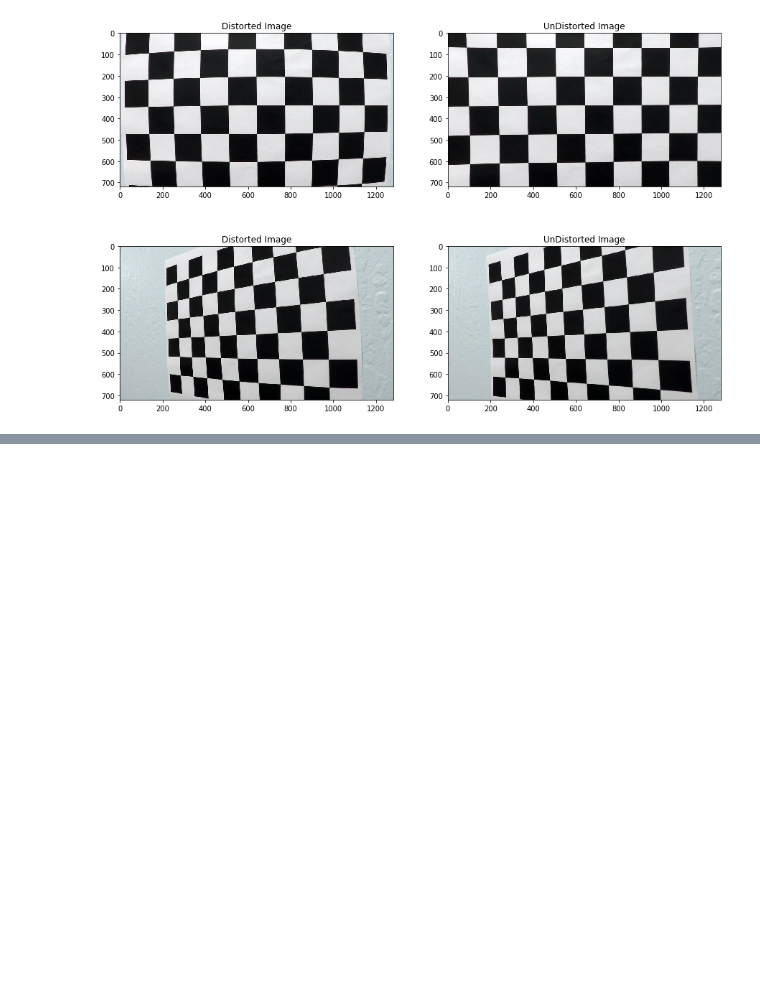
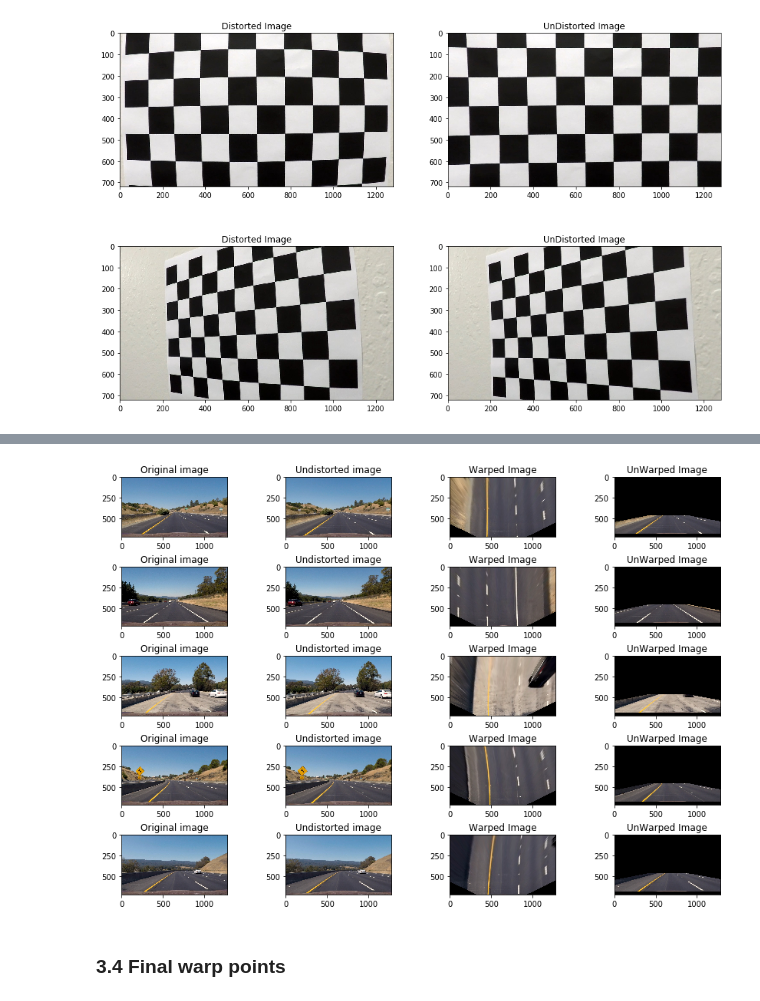
Before and after one commit to gvspraveen/CarND-Advanced-Lane-Lines, a Jupyter notebook: solution.ipynb, the cells around one changed output, grey strips where cells are left out. Saved outputs shown, nothing was run; the diff lists cells and outputs as text; code cells hidden in the pictures; blank space fills up the shorter version.

```diff
--- a/solution.ipynb
+++ b/solution.ipynb
@@ -117,0 +248,6 @@ Text(0.5,1,'UnDistorted Image')
+# %%
+src3, dst3 = test3_src_dest()
+# %% [output]
+[figure, added]
+# %% [markdown]
+### 3.4 Final warp points
```
Also changed, not shown: parts of 21 cells of this notebook, 1 other file.
